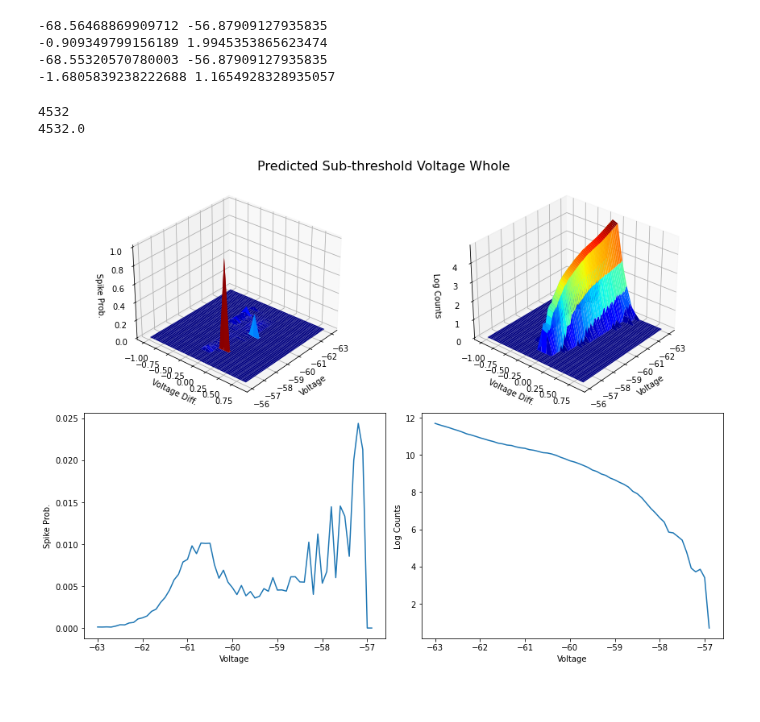
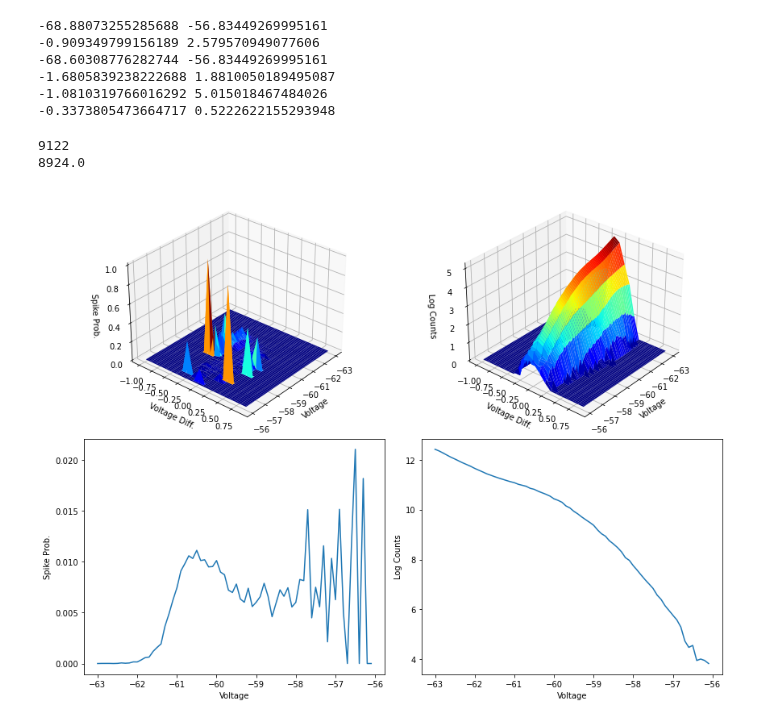
Before and after one commit to yjkimnada/dendrite, a Jupyter notebook: AP_experimental.ipynb, the cells around one changed output. Cells and saved outputs as stored; diff of their text form; code cells hidden in the pictures.

```diff
--- a/AP_experimental.ipynb
+++ b/AP_experimental.ipynb
@@ -40,11 +38,16 @@ print(np.min(V_pred_whole_diff), np.max(V_pred_whole_diff))
 
 print(np.min(V_pred), np.max(V_pred_whole))
 print(np.min(V_pred_diff), np.max(V_pred_diff))
+
+print(np.min(V_na_nona), np.max(V_na_nona))
+print(np.min(V_na_nona_diff), np.max(V_na_nona_diff))
 # %% [output]
--68.56468869909712 -56.87909127935835
--0.909349799156189 1.9945353865623474
--68.55320570780003 -56.87909127935835
--1.6805839238222688 1.1654928328935057
+-68.88073255285688 -56.83449269995161
+-0.909349799156189 2.579570949077606
+-68.60308776282744 -56.83449269995161
+-1.6805839238222688 1.8810050189495087
+-1.0810319766016292 5.015018467484026
+-0.3373805473664717 0.5222622155293948
 # %%
 raw_times = np.where(V_ap >= 3)[0]
 spk_times = []
@@ -63,8 +66,10 @@ spk = np.zeros((V_ap.shape[0]))
 spk[spk_times] = 1
 
 #spk = spk[-20*50000:]
+test_spk = spk[-20*50000:]
+spk = spk[:980*50000]
 
 print(np.sum(spk))
 # %% [output]
-4532
-4532.0
+9122
+8924.0
@@ -73,10 +94,25 @@ diff_min = -1
 diff_max = 1
 val_max = -56
 val_min = -63
-interval = 0.1
 
-diff_bins = np.arange(diff_min, diff_max+0.01, interval)
-val_bins = np.arange(val_min, val_max+0.01, interval)
+#diff_min = -0.5
+#diff_max = 2
+#val_max = -57
+#val_min = -61
+
+#diff_min = -63
+#diff_max = -56
+#val_max = 5
+#val_min = 1
+
+val_interval = 0.1
+diff_interval = 0.1
+
+V = V_na
+V_diff = V_na_diff
+
+diff_bins = np.arange(diff_min, diff_max+0.001, diff_interval)
+val_bins = np.arange(val_min, val_max+0.001, val_interval)
 spk_2d_probs = np.empty((val_bins.shape[0]-1, diff_bins.shape[0]-1))
 
 counts_2d = np.empty((val_bins.shape[0]-1, diff_bins.shape[0]-1))
@@ -86,7 +122,12 @@ for i in tnrange(val_bins.shape[0]-1):
         #idx = np.where((V_na>=val_bins[i]) & (V_na<val_bins[i+1]) & (V_na_diff>=diff_bins[j]) & (V_na_diff<diff_bins[j+1]))[0]
         #idx = np.where((V_nona>=val_bins[i]) & (V_nona<val_bins[i+1]) & (V_nona_diff>=diff_bins[j]) & (V_nona_diff<diff_bins[j+1]))[0]
         #idx = np.where((V_pred>=val_bins[i]) & (V_pred<val_bins[i+1]) & (V_pred_diff>=diff_bins[j]) & (V_pred_diff<diff_bins[j+1]))[0]
-        idx = np.where((V_pred_whole>=val_bins[i]) & (V_pred_whole<val_bins[i+1]) & (V_pred_whole_diff>=diff_bins[j]) & (V_pred_whole_diff<diff_bins[j+1]))[0]
+        #idx = np.where((V_pred_whole>=val_bins[i]) & (V_pred_whole<val_bins[i+1]) & (V_pred_whole_diff>=diff_bins[j]) & (V_pred_whole_diff<diff_bins[j+1]))[0]
+        #idx = np.where((V_nona>=val_bins[i]) & (V_nona<val_bins[i+1]) & (V_nona_diff>=diff_bins[j]) & (V_nona_diff<diff_bins[j+1]))[0]
+        #idx = np.where((V_pred_nona>=val_bins[i]) & (V_pred_nona<val_bins[i+1]) & (V_pred_nona_diff>=diff_bins[j]) & (V_pred_nona_diff<diff_bins[j+1]))[0]
+        #idx = np.where((V_full>=val_bins[i]) & (V_full<val_bins[i+1]) & (V_full_diff>=diff_bins[j]) & (V_full_diff<diff_bins[j+1]))[0]
+        #idx = np.where((V_na_nona>=val_bins[i]) & (V_na_nona<val_bins[i+1]) & (V_na_nona_diff>=diff_bins[j]) & (V_na_nona_diff<diff_bins[j+1]))[0]
+        idx = np.where((V>=val_bins[i]) & (V<val_bins[i+1]) & (V_diff>=diff_bins[j]) & (V_diff<diff_bins[j+1]))[0]
         yes_count = np.sum(spk[idx])
         total_count = idx.shape[0]
 
@@ -97,7 +138,7 @@ for i in tnrange(val_bins.shape[0]-1):
             spk_2d_probs[i,j] = yes_count / total_count
             counts_2d[i,j] = total_count
 # %%
-bins = np.arange(val_min, val_max+0.01, interval)
+bins = np.arange(val_min, val_max+0.001, val_interval)
 spk_probs = np.empty((bins.shape[0]-1))
 counts = np.empty((bins.shape[0]-1))
 
@@ -105,7 +146,12 @@ for i in tnrange(bins.shape[0]-1):
     #idx = np.where((V_na >= bins[i]) & (V_na < bins[i+1]))[0]
     #idx = np.where((V_nona >= bins[i]) & (V_nona < bins[i+1]))[0]
     #idx = np.where((V_pred >= bins[i]) & (V_pred < bins[i+1]))[0]
-    idx = np.where((V_pred_whole >= bins[i]) & (V_pred_whole < bins[i+1]))[0]
+    #idx = np.where((V_pred_whole >= bins[i]) & (V_pred_whole < bins[i+1]))[0]
+    #idx = np.where((V_nona >= bins[i]) & (V_nona < bins[i+1]))[0]
+    #idx = np.where((V_pred_nona >= bins[i]) & (V_pred_nona < bins[i+1]))[0]
+    #idx = np.where((V_full >= bins[i]) & (V_full < bins[i+1]))[0]
+    #idx = np.where((V_na_nona >= bins[i]) & (V_na_nona < bins[i+1]))[0]
+    idx = np.where((V >= bins[i]) & (V < bins[i+1]))[0]
     yes_count = np.sum(spk[idx])
     total_count = idx.shape[0]
     spk_probs[i] = yes_count / total_count
@@ -132,33 +178,33 @@ ax2.view_init(30, 40)
 
 """
 ax3 = fig.add_subplot(2,2,3)
 extent = [val_min, val_max, diff_max, diff_min]
 imshow1 = ax3.imshow(spk_2d_probs.T, extent=extent)
 ax4 = fig.add_subplot(2,2,4)
 imshow2 = ax4.imshow(np.log10(counts_2d.T), extent=extent)
 plt.colorbar(imshow1, ax=ax3, shrink = 0.4)
 plt.colorbar(imshow2, ax=ax4, shrink = 0.4)
 
 ax3.set_xlabel("Voltage")
 ax3.set_ylabel("Voltage Diff.")
 ax4.set_xlabel("Voltage")
 ax4.set_ylabel("Voltage Diff.")
 """
 
 ax5 = fig.add_subplot(2,2,3)
 ax6 = fig.add_subplot(2,2,4)
 ax5.plot(bins[:-1], spk_probs)
 ax6.plot(bins[:-1], np.log(counts))
 ax5.set_xlabel("Voltage")
 ax5.set_ylabel("Spike Prob.")
 ax6.set_ylabel("Log Counts")
 ax6.set_xlabel("Voltage")
 
-plt.suptitle("Predicted Sub-threshold Voltage Whole", fontsize=16)
+#plt.suptitle("True Sub-threshold Voltage Na", fontsize=16)
 fig.tight_layout()
 
 plt.show()
 
-fig.savefig("/home/sklee/dendrite/AP_emp_WholePred.pdf", bbox_inches="tight", transparent=True)
+#fig.savefig("/home/sklee/dendrite/AP_emp_PredNoNa.pdf", bbox_inches="tight", transparent=True)
 # %% [output]
-[figure, old version]
+[figure, new version]
```
Also changed, not shown: parts of 22 cells of this notebook, 12 other files.
